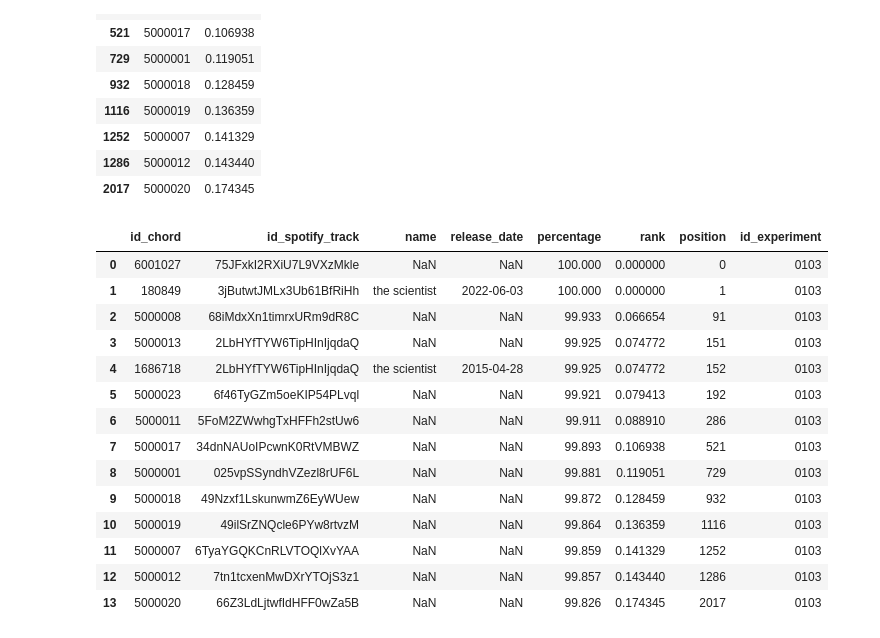
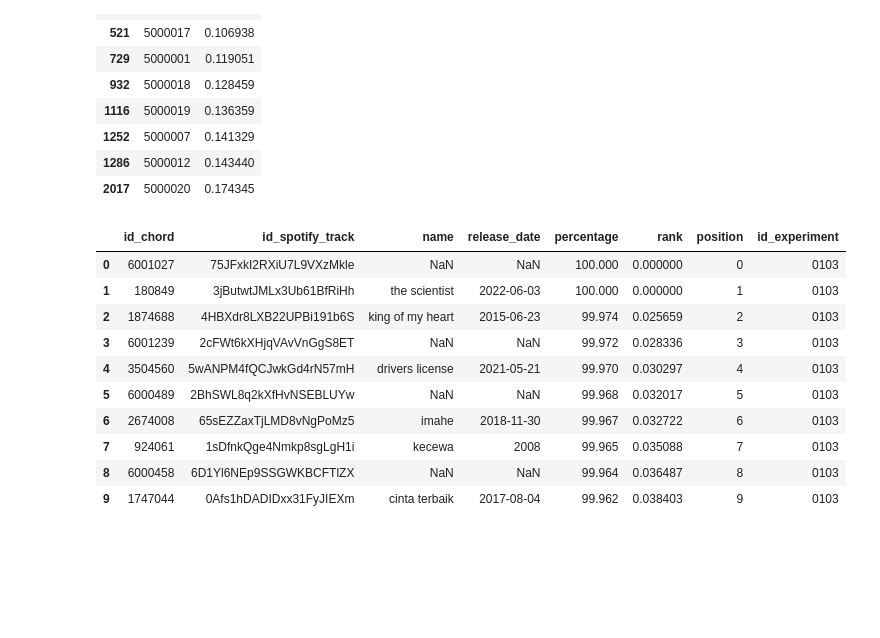
Before and after one commit to skarensmoll/thesisMusikRecommender, a Jupyter notebook: Experiments/06-01-03-Modeling-✅.ipynb, the cells around one changed output. Cells and saved outputs as stored; diff of their text form; code cells hidden in the pictures; blank space fills up the shorter version.

```diff
--- a/Experiments/06-01-03-Modeling-✅.ipynb
+++ b/Experiments/06-01-03-Modeling-✅.ipynb
@@ -144,21 +144,17 @@ ranksDFGower.loc[ranksDFGower.id.isin(listCovers)]
 ranksDFGower.rename(columns = {'values':'rank'}, inplace = True)
 # %%
 # To extract covers info change path in util if needed
-# ranks = transformToPercentage(ranksDFGower.loc[ranksDFGower.id.isin(listCovers)], '0103')
-# ranks
+ranks = transformToPercentage(ranksDFGower.head(10), '0103')
+ranks
 # %% [output]
 |  | id_chord | id_spotify_track | name | release_date | percentage | rank | position | id_experiment |
 | 0 | 6001027 | 75JFxkI2RXiU7L9VXzMkle | NaN | NaN | 100.000 | 0.000000 | 0 | 0103 |
 | 1 | 180849 | 3jButwtJMLx3Ub61BfRiHh | the scientist | 2022-06-03 | 100.000 | 0.000000 | 1 | 0103 |
-| 2 | 5000008 | 68iMdxXn1timrxURm9dR8C | NaN | NaN | 99.933 | 0.066654 | 91 | 0103 |
-| 3 | 5000013 | 2LbHYfTYW6TipHInIjqdaQ | NaN | NaN | 99.925 | 0.074772 | 151 | 0103 |
-| 4 | 1686718 | 2LbHYfTYW6TipHInIjqdaQ | the scientist | 2015-04-28 | 99.925 | 0.074772 | 152 | 0103 |
-| 5 | 5000023 | 6f46TyGZm5oeKIP54PLvql | NaN | NaN | 99.921 | 0.079413 | 192 | 0103 |
-| 6 | 5000011 | 5FoM2ZWwhgTxHFFh2stUw6 | NaN | NaN | 99.911 | 0.088910 | 286 | 0103 |
-| 7 | 5000017 | 34dnNAUoIPcwnK0RtVMBWZ | NaN | NaN | 99.893 | 0.106938 | 521 | 0103 |
-| 8 | 5000001 | 025vpSSyndhVZezl8rUF6L | NaN | NaN | 99.881 | 0.119051 | 729 | 0103 |
-| 9 | 5000018 | 49Nzxf1LskunwmZ6EyWUew | NaN | NaN | 99.872 | 0.128459 | 932 | 0103 |
-| 10 | 5000019 | 49ilSrZNQcle6PYw8rtvzM | NaN | NaN | 99.864 | 0.136359 | 1116 | 0103 |
-| 11 | 5000007 | 6TyaYGQKCnRLVTOQlXvYAA | NaN | NaN | 99.859 | 0.141329 | 1252 | 0103 |
-| 12 | 5000012 | 7tn1tcxenMwDXrYTOjS3z1 | NaN | NaN | 99.857 | 0.143440 | 1286 | 0103 |
-| 13 | 5000020 | 66Z3LdLjtwfIdHFF0wZa5B | NaN | NaN | 99.826 | 0.174345 | 2017 | 0103 |
+| 2 | 1874688 | 4HBXdr8LXB22UPBi191b6S | king of my heart | 2015-06-23 | 99.974 | 0.025659 | 2 | 0103 |
+| 3 | 6001239 | 2cFWt6kXHjqVAvVnGgS8ET | NaN | NaN | 99.972 | 0.028336 | 3 | 0103 |
+| 4 | 3504560 | 5wANPM4fQCJwkGd4rN57mH | drivers license | 2021-05-21 | 99.970 | 0.030297 | 4 | 0103 |
+| 5 | 6000489 | 2BhSWL8q2kXfHvNSEBLUYw | NaN | NaN | 99.968 | 0.032017 | 5 | 0103 |
+| 6 | 2674008 | 65sEZZaxTjLMD8vNgPoMz5 | imahe | 2018-11-30 | 99.967 | 0.032722 | 6 | 0103 |
+| 7 | 924061 | 1sDfnkQge4Nmkp8sgLgH1i | kecewa | 2008 | 99.965 | 0.035088 | 7 | 0103 |
+| 8 | 6000458 | 6D1Yl6NEp9SSGWKBCFTlZX | NaN | NaN | 99.964 | 0.036487 | 8 | 0103 |
+| 9 | 1747044 | 0Afs1hDADIDxx31FyJIEXm | cinta terbaik | 2017-08-04 | 99.962 | 0.038403 | 9 | 0103 |
```
Also changed, not shown: 39 other files.
